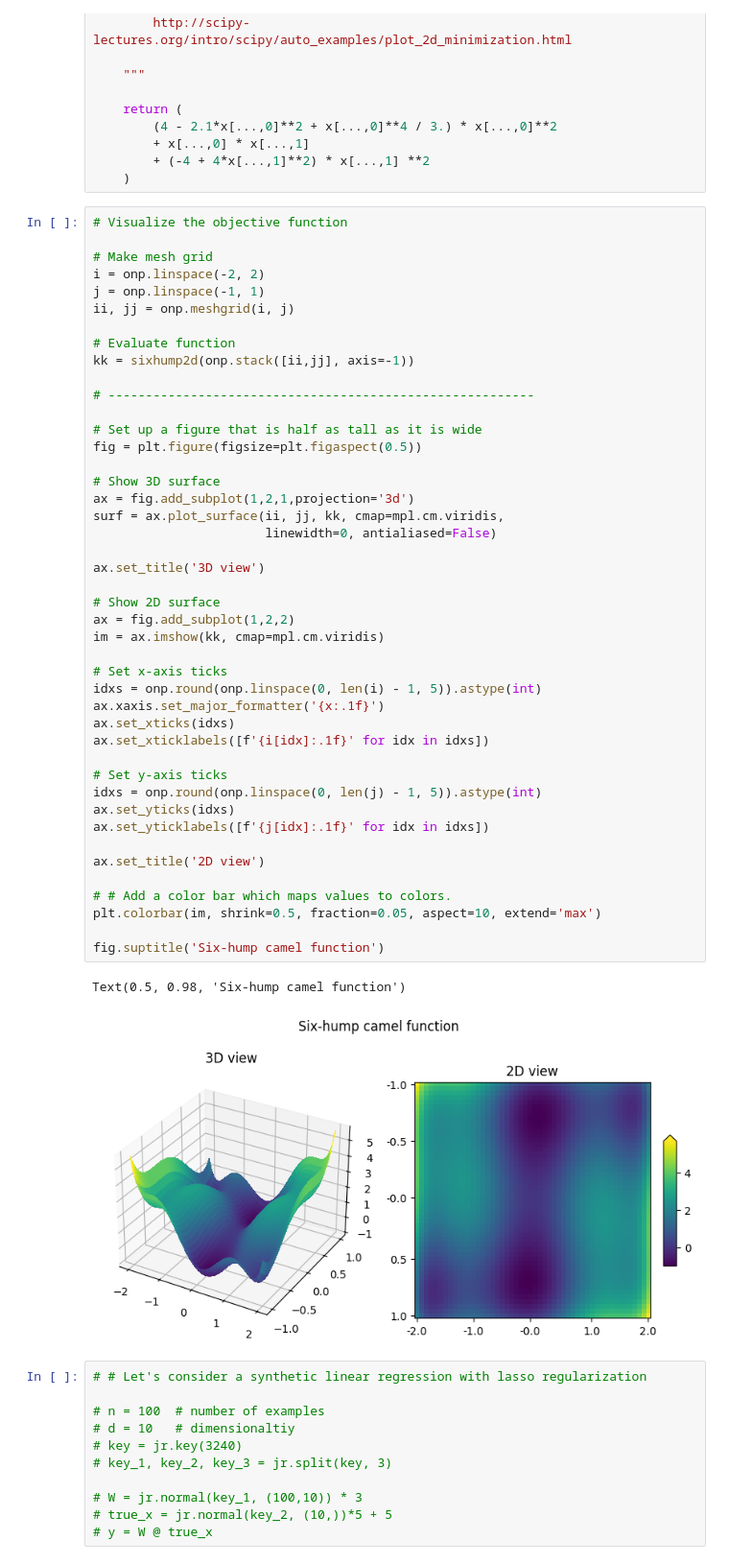
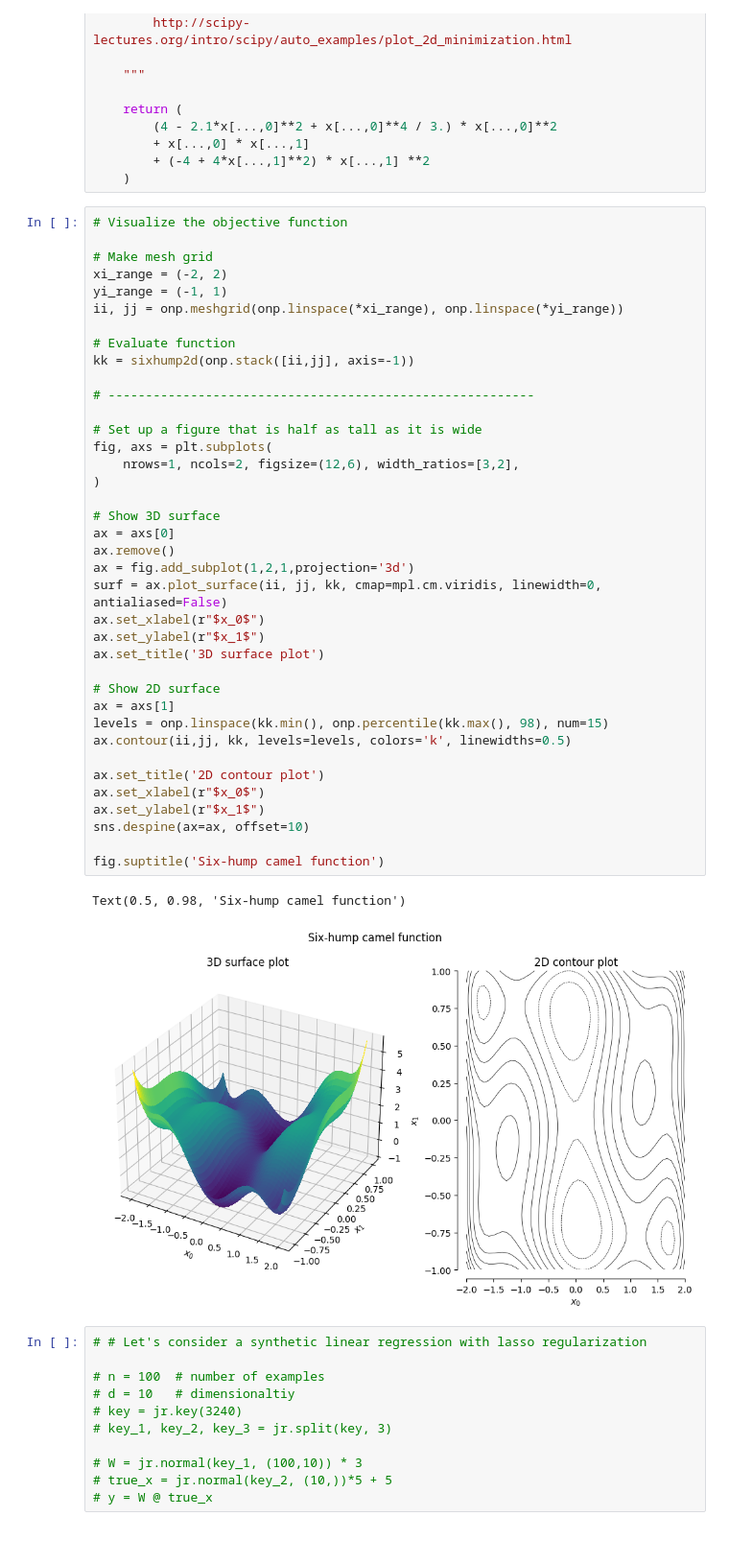
Before and after one commit to lindermanlab/dirichlet-tucker, a Jupyter notebook: analysis/scaled_lda/2024-11-12-Proximal-gradient-descent.ipynb, the cells around one changed output. Shown: that part at 96% size. Saved outputs shown, nothing was run; the diff lists cells and outputs as text.

```diff
--- a/analysis/scaled_lda/2024-11-12-Proximal-gradient-descent.ipynb
+++ b/analysis/scaled_lda/2024-11-12-Proximal-gradient-descent.ipynb
@@ -115,50 +113,44 @@ def sixhump2d(x):
 # %%
 # Visualize the objective function
 
 # Make mesh grid
-i = onp.linspace(-2, 2)
-j = onp.linspace(-1, 1)
-ii, jj = onp.meshgrid(i, j)
+xi_range = (-2, 2)
+yi_range = (-1, 1)
+ii, jj = onp.meshgrid(onp.linspace(*xi_range), onp.linspace(*yi_range))
 
 # Evaluate function
 kk = sixhump2d(onp.stack([ii,jj], axis=-1))
 
 # ---------------------------------------------------------
 
 # Set up a figure that is half as tall as it is wide
-fig = plt.figure(figsize=plt.figaspect(0.5))
+fig, axs = plt.subplots(
+    nrows=1, ncols=2, figsize=(12,6), width_ratios=[3,2],
+)
 
 # Show 3D surface
+ax = axs[0]
+ax.remove()
 ax = fig.add_subplot(1,2,1,projection='3d')
-surf = ax.plot_surface(ii, jj, kk, cmap=mpl.cm.viridis,
-                       linewidth=0, antialiased=False)
-
-ax.set_title('3D view')
+surf = ax.plot_surface(ii, jj, kk, cmap=mpl.cm.viridis, linewidth=0, antialiased=False)
+ax.set_xlabel(r"$x_0$")
+ax.set_ylabel(r"$x_1$")
+ax.set_title('3D surface plot')
 
 # Show 2D surface
-ax = fig.add_subplot(1,2,2)
-im = ax.imshow(kk, cmap=mpl.cm.viridis)
+ax = axs[1]
+levels = onp.linspace(kk.min(), onp.percentile(kk.max(), 98), num=15)
+ax.contour(ii,jj, kk, levels=levels, colors='k', linewidths=0.5)
 
-# Set x-axis ticks
-idxs = onp.round(onp.linspace(0, len(i) - 1, 5)).astype(int)
-ax.xaxis.set_major_formatter('{x:.1f}')
-ax.set_xticks(idxs)
-ax.set_xticklabels([f'{i[idx]:.1f}' for idx in idxs])
-
-# Set y-axis ticks
-idxs = onp.round(onp.linspace(0, len(j) - 1, 5)).astype(int)
-ax.set_yticks(idxs)
-ax.set_yticklabels([f'{j[idx]:.1f}' for idx in idxs])
-
-ax.set_title('2D view')
-
-# # Add a color bar which maps values to colors.
-plt.colorbar(im, shrink=0.5, fraction=0.05, aspect=10, extend='max')
+ax.set_title('2D contour plot')
+ax.set_xlabel(r"$x_0$")
+ax.set_ylabel(r"$x_1$")
+sns.despine(ax=ax, offset=10)
 
 fig.suptitle('Six-hump camel function')
 # %% [output]
 Text(0.5, 0.98, 'Six-hump camel function')
-[figure, old version]
+[figure, new version]
 # %%
 # # Let's consider a synthetic linear regression with lasso regularization
 
```
Also changed, not shown: parts of 36 cells of this notebook, 3 other files.
